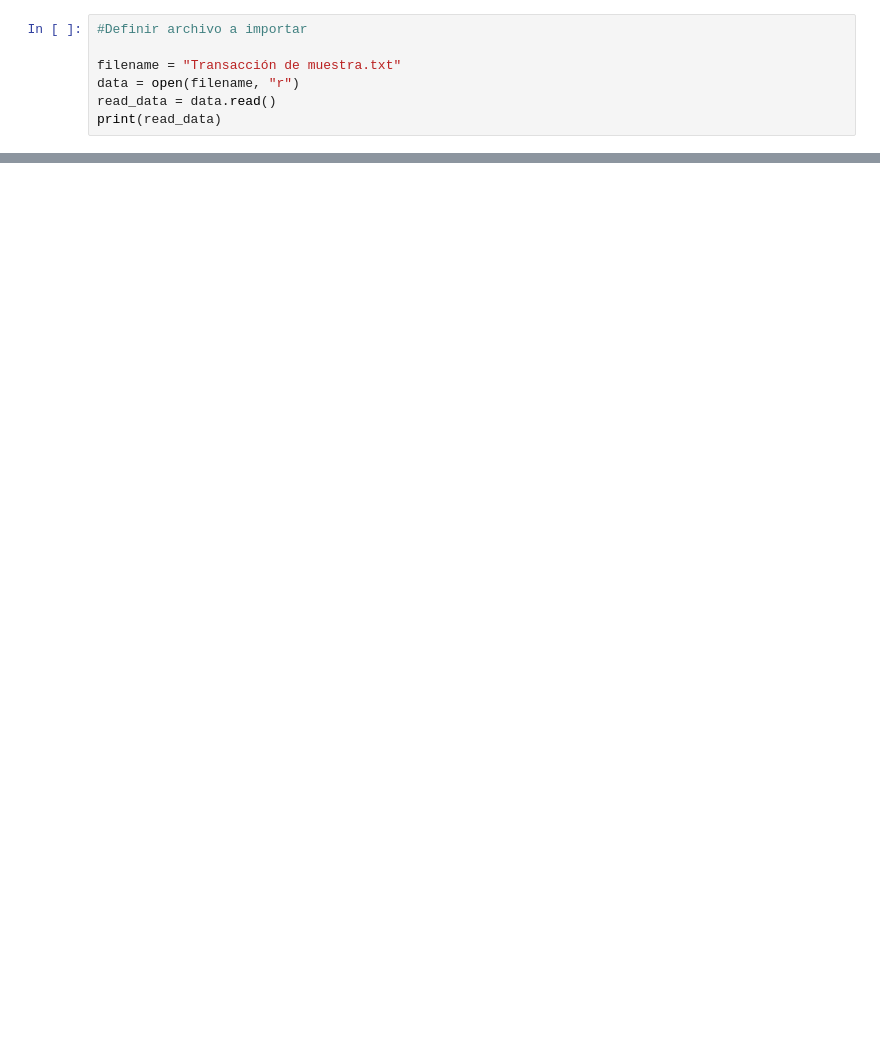
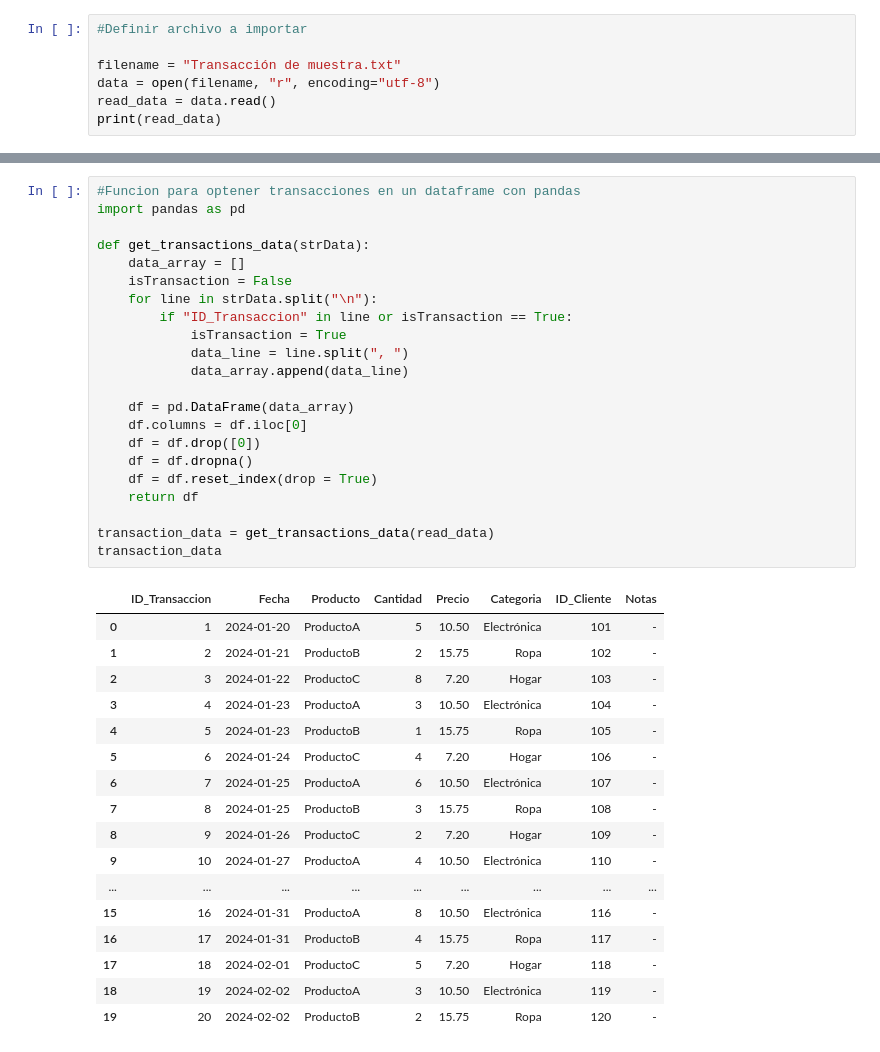
Before and after one commit to AcamilolopezV/Analisis-de-datos-ventas, a Jupyter notebook: Ejercicio_Ventas.ipynb, the cells around one changed output, grey strips where cells are left out. Drawn from its saved outputs; the diff is of its cells as text; blank space fills up the shorter version.

```diff
--- a/Ejercicio_Ventas.ipynb
+++ b/Ejercicio_Ventas.ipynb
@@ -2,7 +2,7 @@
 #Definir archivo a importar
 
 filename = "Transacción de muestra.txt"
-data = open(filename, "r")
+data = open(filename, "r", encoding="utf-8")
 read_data = data.read()
 print(read_data)
 # %% [output]
@@ -25 +25,41 @@ ID_Transaccion, Fecha, Producto, Cantidad, Precio, Categoria, ID_Cliente, Notas
 20, 2024-02-02, ProductoB, 2, 15.75, Ropa, 120, -
+# %%
+#Funcion para optener transacciones en un dataframe con pandas
+import pandas as pd
+
+def get_transactions_data(strData):
+    data_array = []
+    isTransaction = False
+    for line in strData.split("\n"):
+        if "ID_Transaccion" in line or isTransaction == True:
+            isTransaction = True
+            data_line = line.split(", ")
+            data_array.append(data_line)
+
+    df = pd.DataFrame(data_array)
+    df.columns = df.iloc[0]
+    df = df.drop([0])
+    df = df.dropna()
+    df = df.reset_index(drop = True)
+    return df
+
+transaction_data = get_transactions_data(read_data)
+transaction_data
+# %% [output]
+|  | ID_Transaccion | Fecha | Producto | Cantidad | Precio | Categoria | ID_Cliente | Notas |
+| 0 | 1 | 2024-01-20 | ProductoA | 5 | 10.50 | Electrónica | 101 | - |
+| 1 | 2 | 2024-01-21 | ProductoB | 2 | 15.75 | Ropa | 102 | - |
+| 2 | 3 | 2024-01-22 | ProductoC | 8 | 7.20 | Hogar | 103 | - |
+| 3 | 4 | 2024-01-23 | ProductoA | 3 | 10.50 | Electrónica | 104 | - |
+| 4 | 5 | 2024-01-23 | ProductoB | 1 | 15.75 | Ropa | 105 | - |
+| 5 | 6 | 2024-01-24 | ProductoC | 4 | 7.20 | Hogar | 106 | - |
+| 6 | 7 | 2024-01-25 | ProductoA | 6 | 10.50 | Electrónica | 107 | - |
+| 7 | 8 | 2024-01-25 | ProductoB | 3 | 15.75 | Ropa | 108 | - |
+| 8 | 9 | 2024-01-26 | ProductoC | 2 | 7.20 | Hogar | 109 | - |
+| 9 | 10 | 2024-01-27 | ProductoA | 4 | 10.50 | Electrónica | 110 | - |
+| ... | ... | ... | ... | ... | ... | ... | ... | ... |
+| 15 | 16 | 2024-01-31 | ProductoA | 8 | 10.50 | Electrónica | 116 | - |
+| 16 | 17 | 2024-01-31 | ProductoB | 4 | 15.75 | Ropa | 117 | - |
+| 17 | 18 | 2024-02-01 | ProductoC | 5 | 7.20 | Hogar | 118 | - |
+| 18 | 19 | 2024-02-02 | ProductoA | 3 | 10.50 | Electrónica | 119 | - |
+| 19 | 20 | 2024-02-02 | ProductoB | 2 | 15.75 | Ropa | 120 | - |
```
Also changed, not shown: parts of 4 cells of this notebook.
